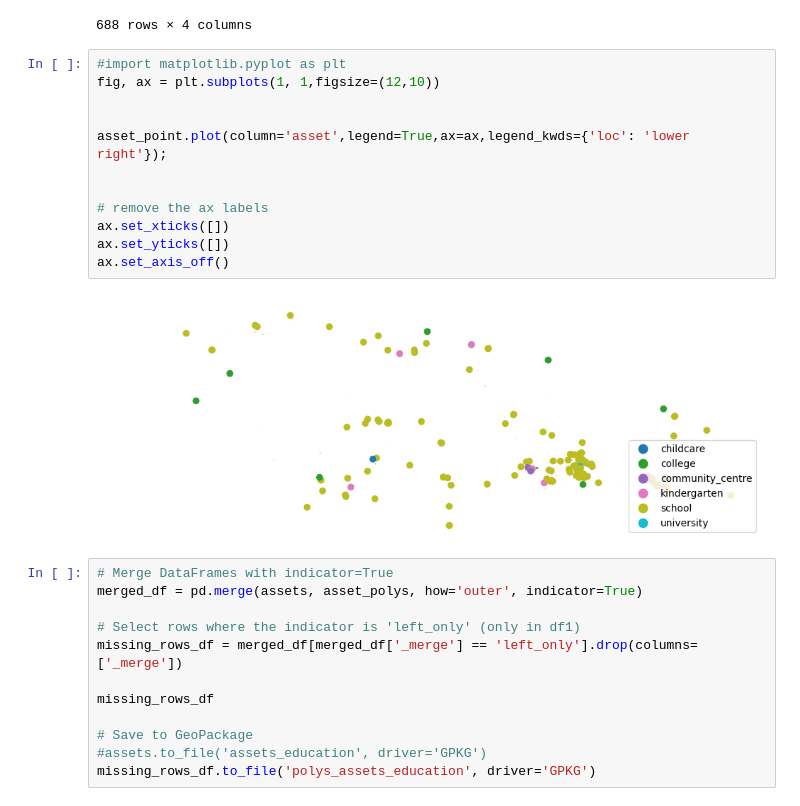
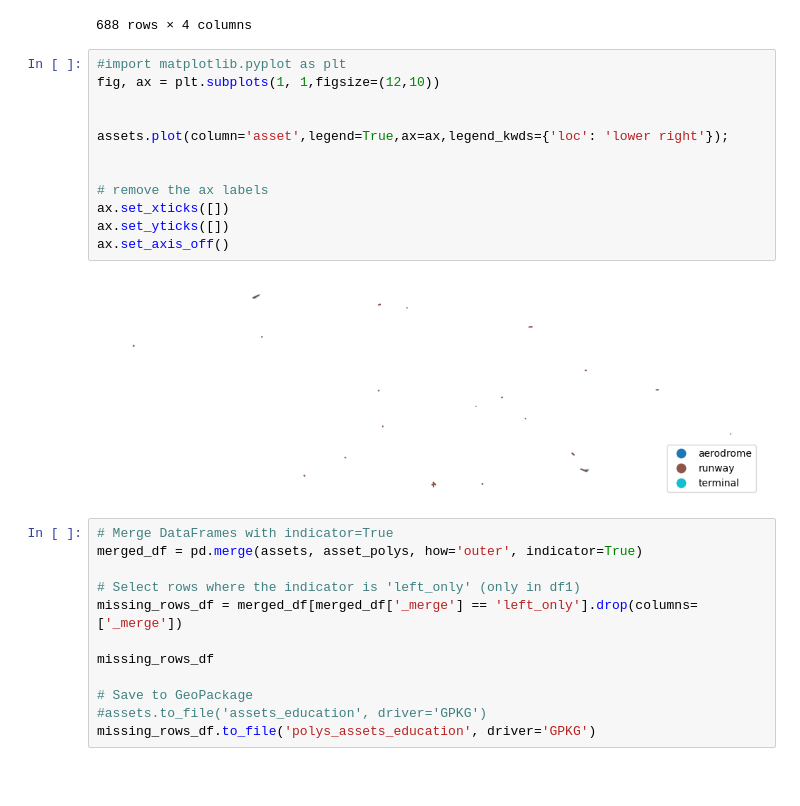
Before and after one commit to snirandjan/gmhcira, a Jupyter notebook: notebooks/risk-workflow.ipynb, the cells around one changed output. Drawn from its saved outputs; the diff is of its cells as text; blank space fills up the shorter version.

```diff
--- a/notebooks/risk-workflow.ipynb
+++ b/notebooks/risk-workflow.ipynb
@@ -867,17 +1670,17 @@ asset_polys
 # %%
 #import matplotlib.pyplot as plt
 fig, ax = plt.subplots(1, 1,figsize=(12,10))
 
 
-asset_point.plot(column='asset',legend=True,ax=ax,legend_kwds={'loc': 'lower right'});
+assets.plot(column='asset',legend=True,ax=ax,legend_kwds={'loc': 'lower right'});
 
 
 # remove the ax labels
 ax.set_xticks([])
 ax.set_yticks([])
 ax.set_axis_off()
 # %% [output]
-[figure, old version]
+[figure, new version]
 # %%
 # Merge DataFrames with indicator=True
 merged_df = pd.merge(assets, asset_polys, how='outer', indicator=True)
```
Also changed, not shown: parts of 24 cells of this notebook, 3 other files.
